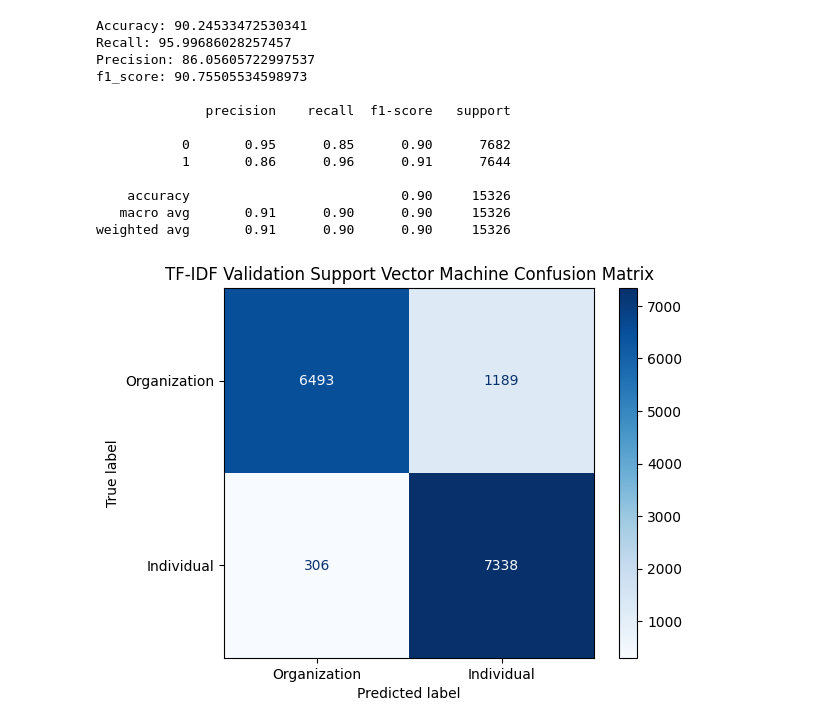
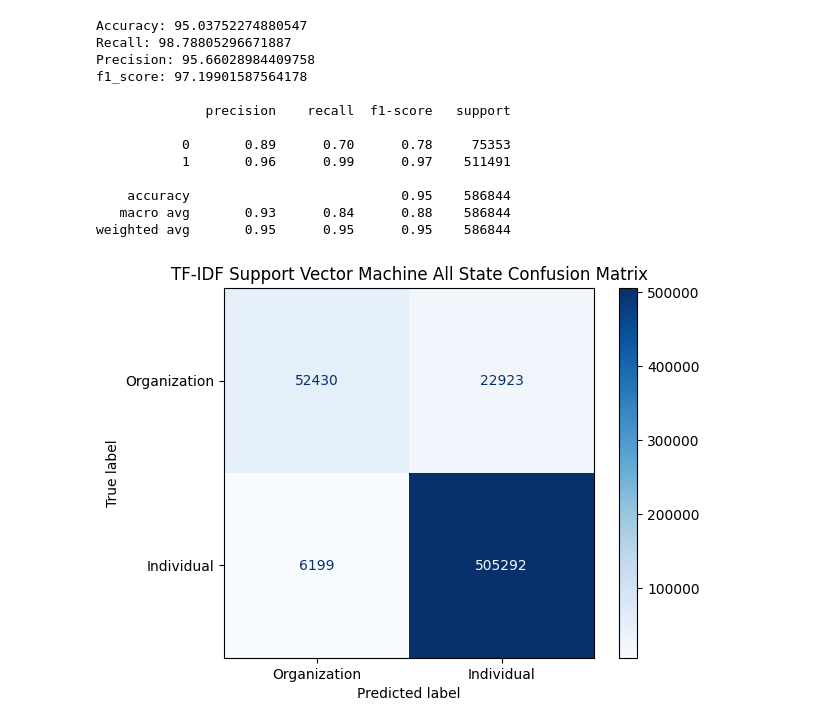
Before and after one commit to satadisha/ner_congressional_records, a Jupyter notebook: SupportVectorClassifier.ipynb, the cells around one changed output. Drawn from its saved outputs; the diff is of its cells as text; code cells hidden in the pictures.

```diff
--- a/SupportVectorClassifier.ipynb
+++ b/SupportVectorClassifier.ipynb
@@ -8,5 +8,6 @@ from sklearn.feature_extraction.text import TfidfVectorizer
 from sklearn.metrics import accuracy_score, precision_score, recall_score, f1_score, classification_report
 from sklearn.metrics import confusion_matrix, ConfusionMatrixDisplay
 
-train_df = pd.read_csv("data\\train.csv")
-val_df = pd.read_csv("data\\validation.csv")
+train_df = pd.read_csv("data\\train-undersampled-all-states.csv")
+val_df = pd.read_csv("data\\test-all-states.csv")
+val_df
@@ -38,27 +53,27 @@ print("f1_score:", f1)
 print()
 print(classification_report(y_val, predicted_y))
 # %% [output]
-Accuracy: 90.24533472530341
-Recall: 95.99686028257457
-Precision: 86.05605722997537
-f1_score: 90.75505534598973
+Accuracy: 95.03752274880547
+Recall: 98.78805296671887
+Precision: 95.66028984409758
+f1_score: 97.19901587564178
 
               precision    recall  f1-score   support
 
-           0       0.95      0.85      0.90      7682
-           1       0.86      0.96      0.91      7644
+           0       0.89      0.70      0.78     75353
+           1       0.96      0.99      0.97    511491
 
-    accuracy                           0.90     15326
-   macro avg       0.91      0.90      0.90     15326
-weighted avg       0.91      0.90      0.90     15326
+    accuracy                           0.95    586844
+   macro avg       0.93      0.84      0.88    586844
+weighted avg       0.95      0.95      0.95    586844
 # %%
 cm = confusion_matrix(y_val, predicted_y, labels=[0, 1])
 disp = ConfusionMatrixDisplay(confusion_matrix=cm, display_labels=['Organization', 'Individual'])
 disp.plot(cmap=plt.cm.Blues)
-plt.title('TF-IDF Validation Support Vector Machine Confusion Matrix')
-# plt.savefig('TF-IDF Validation Support Vector Machine Confusion Matrix.png', transparent=True, bbox_inches = 'tight')
+plt.title('TF-IDF Support Vector Machine All State Confusion Matrix')
+plt.savefig('TF-IDF Support Vector Machine All State Confusion Matrix.png', transparent=True, bbox_inches = 'tight')
 plt.show()
 # %% [output]
-[figure, old version]
+[figure, new version]
 # %%
 #test_df = pd.read_csv("data\\test.csv")
```
Also changed, not shown: parts of 7 cells of this notebook, 4 other files.
